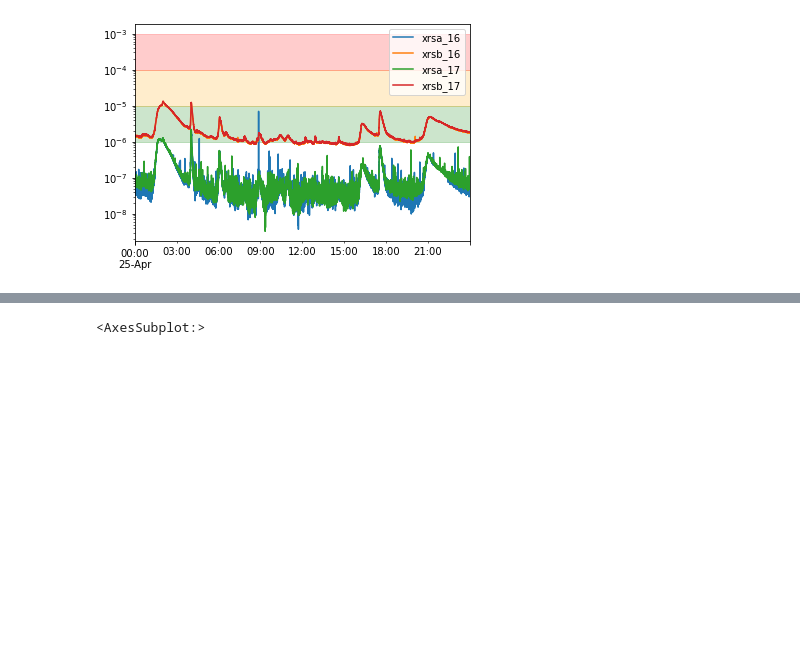
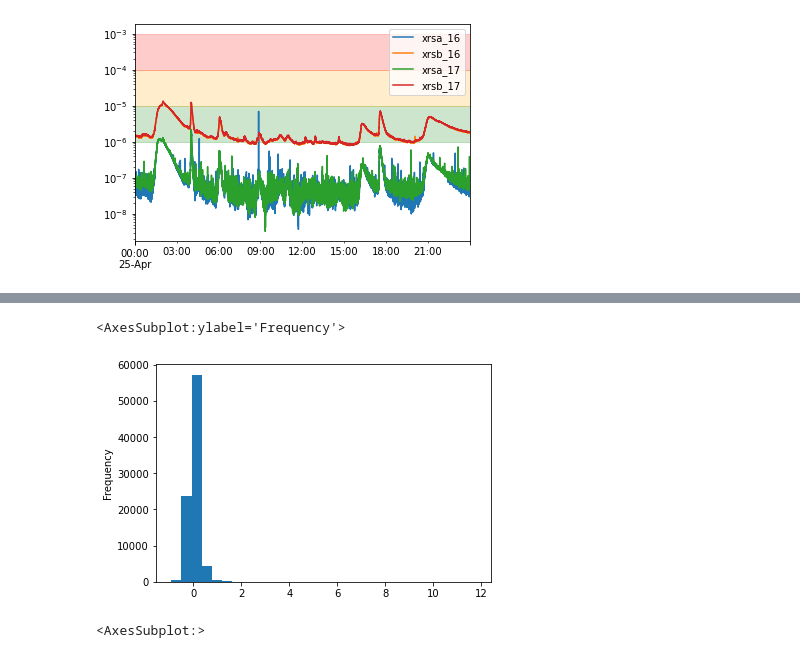
Before and after one commit to andreapy/Solar_Flare, a Jupyter notebook: Query GOES XRS.ipynb, the cells around one changed output, grey strips where cells are left out. Cells and saved outputs as stored; diff of their text form; code cells hidden in the pictures; blank space fills up the shorter version.

```diff
--- a/Query GOES XRS.ipynb
+++ b/Query GOES XRS.ipynb
@@ -84 +109,6 @@ ax.axhspan(10e-5,10e-4,color='red',alpha=0.2)
+# %%
+XRS['xrsa_17'].pct_change().plot.hist(bins=30)
+# %% [output]
+<AxesSubplot:ylabel='Frequency'>
+[figure, added]
 # %%
```
Also changed, not shown: parts of 12 cells of this notebook.
